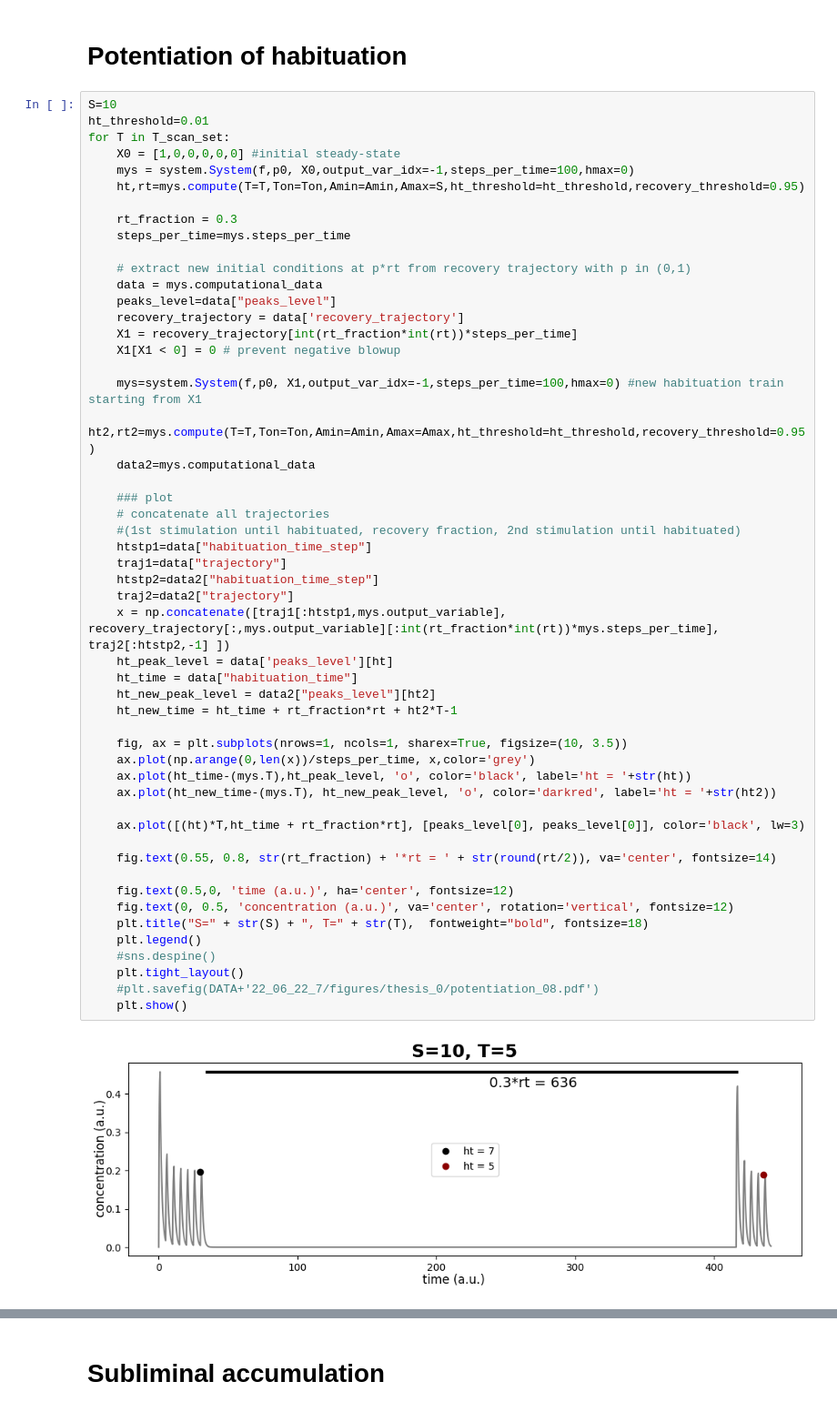
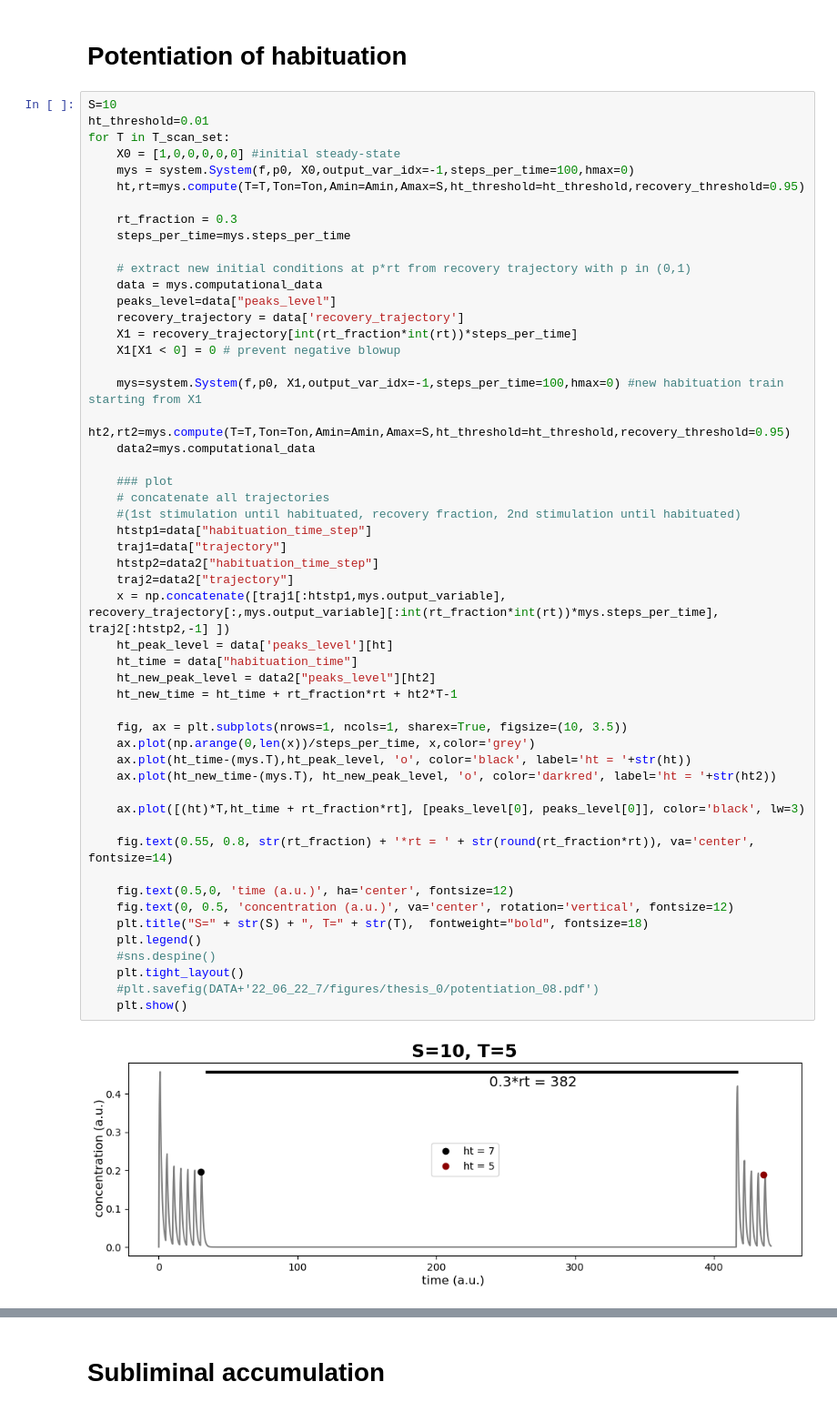
Before and after one commit to theobiolab/habituation, a Jupyter notebook: example_model_analysis.ipynb, the cells around one changed output, grey strips where cells are left out. Shown at 91% size. Cells and saved outputs as stored; diff of their text form.

```diff
--- a/example_model_analysis.ipynb
+++ b/example_model_analysis.ipynb
@@ -261,38 +261,38 @@ for T in T_scan_set:
     X1[X1 < 0] = 0 # prevent negative blowup
 
     mys=system.System(f,p0, X1,output_var_idx=-1,steps_per_time=100,hmax=0) #new habituation train starting from X1
-    ht2,rt2=mys.compute(T=T,Ton=Ton,Amin=Amin,Amax=Amax,ht_threshold=ht_threshold,recovery_threshold=0.95)
+    ht2,rt2=mys.compute(T=T,Ton=Ton,Amin=Amin,Amax=S,ht_threshold=ht_threshold,recovery_threshold=0.95)
     data2=mys.computational_data
 
     ### plot
     # concatenate all trajectories
     #(1st stimulation until habituated, recovery fraction, 2nd stimulation until habituated)
     htstp1=data["habituation_time_step"]
     traj1=data["trajectory"]
     htstp2=data2["habituation_time_step"]
     traj2=data2["trajectory"]
     x = np.concatenate([traj1[:htstp1,mys.output_variable], recovery_trajectory[:,mys.output_variable][:int(rt_fraction*int(rt))*mys.steps_per_time], traj2[:htstp2,-1] ])
     ht_peak_level = data['peaks_level'][ht]
     ht_time = data["habituation_time"]
     ht_new_peak_level = data2["peaks_level"][ht2]
     ht_new_time = ht_time + rt_fraction*rt + ht2*T-1
 
     fig, ax = plt.subplots(nrows=1, ncols=1, sharex=True, figsize=(10, 3.5))
     ax.plot(np.arange(0,len(x))/steps_per_time, x,color='grey')
     ax.plot(ht_time-(mys.T),ht_peak_level, 'o', color='black', label='ht = '+str(ht))
     ax.plot(ht_new_time-(mys.T), ht_new_peak_level, 'o', color='darkred', label='ht = '+str(ht2))
 
     ax.plot([(ht)*T,ht_time + rt_fraction*rt], [peaks_level[0], peaks_level[0]], color='black', lw=3)
 
-    fig.text(0.55, 0.8, str(rt_fraction) + '*rt = ' + str(round(rt/2)), va='center', fontsize=14)
+    fig.text(0.55, 0.8, str(rt_fraction) + '*rt = ' + str(round(rt_fraction*rt)), va='center', fontsize=14)
 
     fig.text(0.5,0, 'time (a.u.)', ha='center', fontsize=12)
     fig.text(0, 0.5, 'concentration (a.u.)', va='center', rotation='vertical', fontsize=12)
     plt.title("S=" + str(S) + ", T=" + str(T),  fontweight="bold", fontsize=18)
     plt.legend()
     #sns.despine()
     plt.tight_layout()
     #plt.savefig(DATA+'22_06_22_7/figures/thesis_0/potentiation_08.pdf')
     plt.show()
 # %% [output]
-[figure, old version]
+[figure, new version]
```
Also changed, not shown: parts of 4 cells of this notebook.
